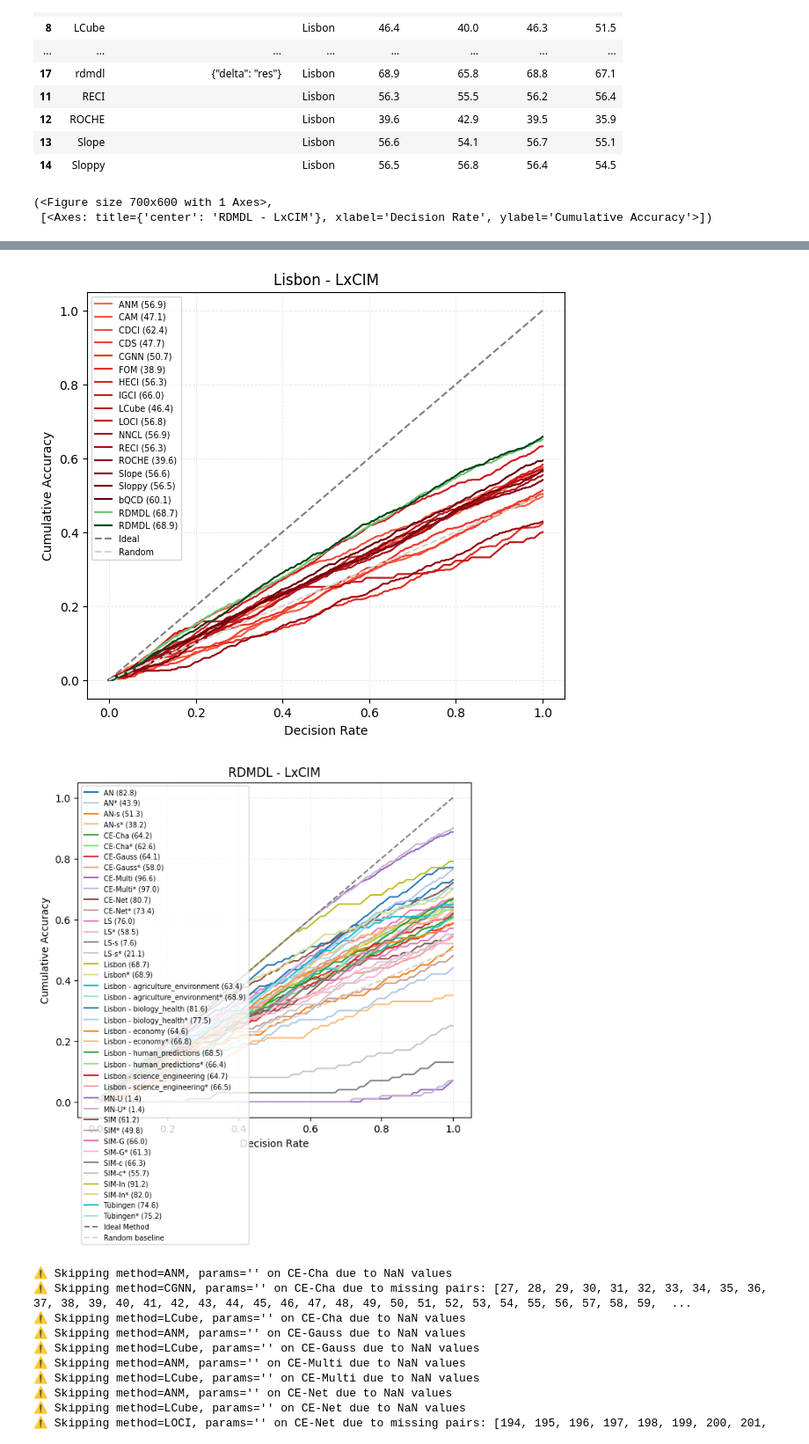
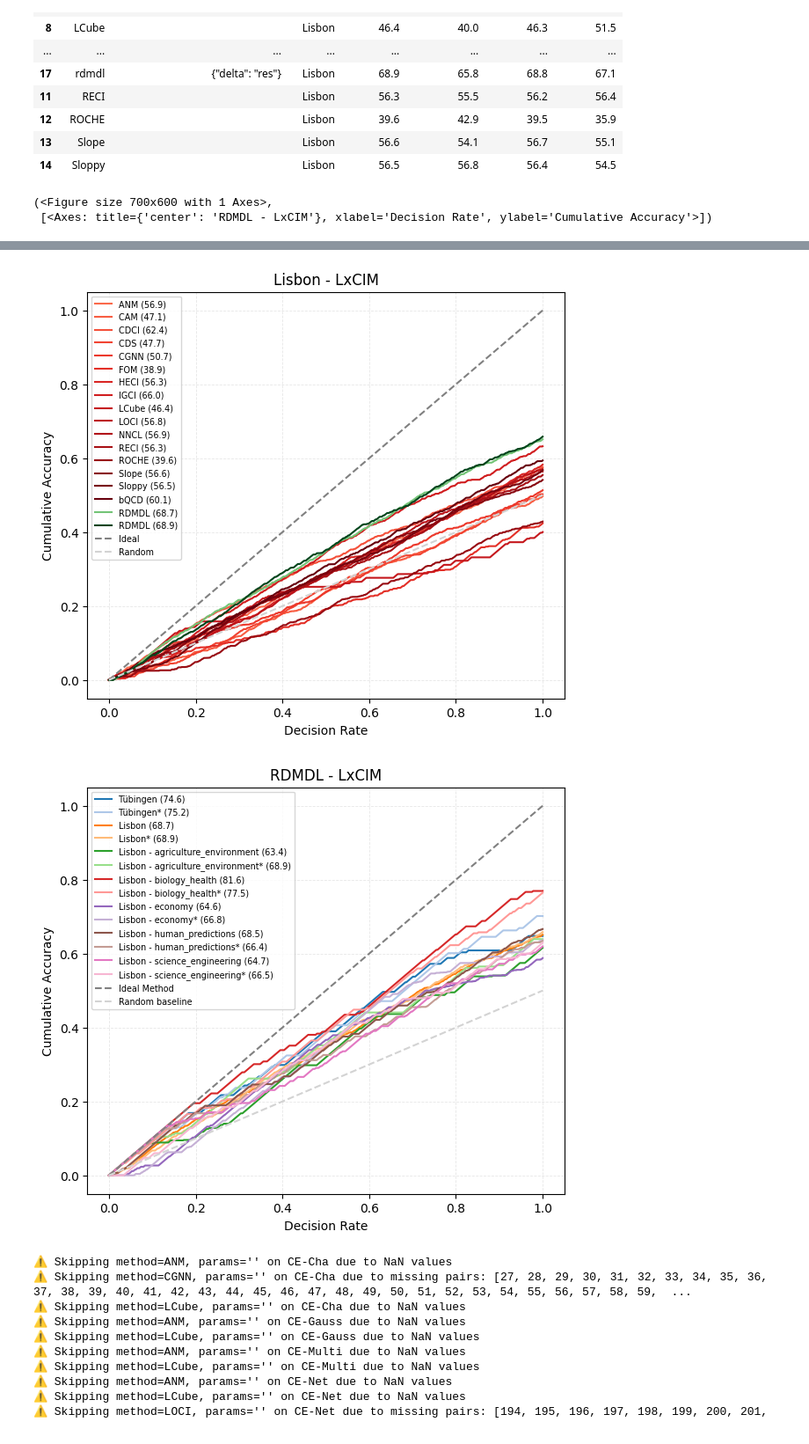
Before and after one commit to tiagobrogueira/Causal-Discovery-In-Exchangeable-Data, a Jupyter notebook: bicausal/rdmdl_paper.ipynb, the cells around one changed output, grey strips where cells are left out. Shown at 88% size. Drawn from its saved outputs; the diff is of its cells as text; code cells hidden in the pictures.

```diff
--- a/bicausal/rdmdl_paper.ipynb
+++ b/bicausal/rdmdl_paper.ipynb
@@ -82,14 +85,14 @@ Table saved to: table\RDMDL Table 2.tex
 # %%
 #Figure 1
 plot_dataset_curves_vs("Tuebingen",["RDMDL"], include_variations=True, show_params=False,figure_name="RDMDL Figure 1 Tuebingen")
 plot_dataset_curves_vs("Lisbon",["RDMDL"], include_variations=True, show_params=False, figure_name="RDMDL Figure 1 Lisbon")
-plot_method_curves("RDMDL", include_variations=True, figure_name="RDMDL Figure 1 method curves")
+plot_method_curves("RDMDL", datasets=["Tuebingen","Lisbon","Lisbon - agriculture_environment","Lisbon - biology_health","Lisbon - economy","Lisbon - human_predictions","Lisbon - science_engineering"], include_variations=True, figure_name="RDMDL Figure 1 method curves")
 # %% [output]
 (<Figure size 700x600 with 1 Axes>,
  [<Axes: title={'center': 'RDMDL - LxCIM'}, xlabel='Decision Rate', ylabel='Cumulative Accuracy'>])
 [figure]
 [figure]
-[figure, old version]
+[figure, new version]
 # %%
 evaluate_synthetic("CE",metrics=["LxCIM","accuracy","AUROC","AUDRC"])
 evaluate_synthetic("ANLSMN",metrics=["LxCIM","accuracy","AUROC","AUDRC"])
```
Also changed, not shown: parts of 3 cells of this notebook, 16 other files.
